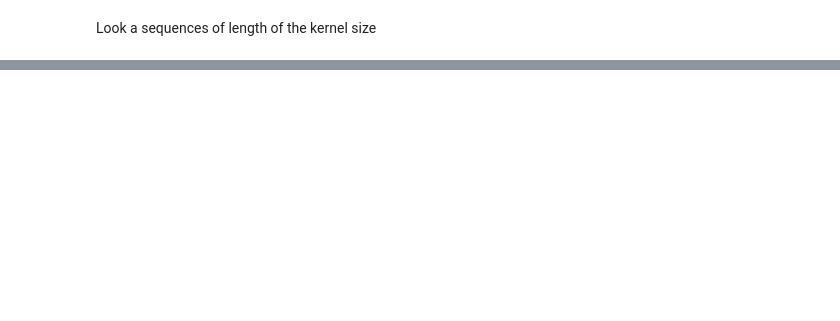
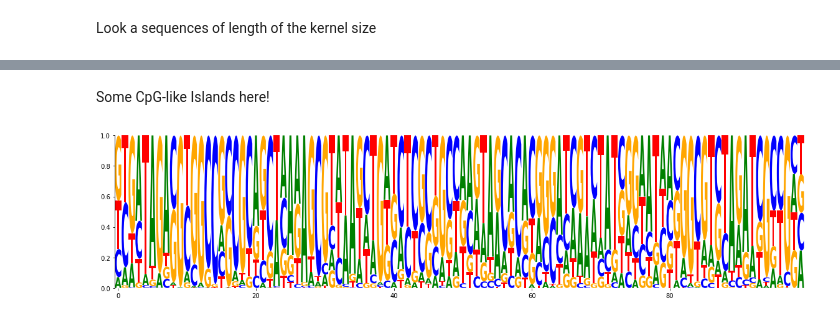
Before and after one commit to carrascomj/drastic, a Jupyter notebook: notebooks/logos.ipynb, the cells around one changed output, grey strips where cells are left out. Drawn from its saved outputs; the diff is of its cells as text; code cells hidden in the pictures; blank space fills up the shorter version.

Commit message:
docs: discover islands

```diff
--- a/notebooks/logos.ipynb
+++ b/notebooks/logos.ipynb
@@ -105,0 +153,6 @@ fig
+# %% [markdown]
+Some CpG-like Islands here!
+# %%
+fig = recreate_logo(opt3)
+# %% [output]
+[figure, added]
```
Also changed, not shown: parts of 8 cells of this notebook.
